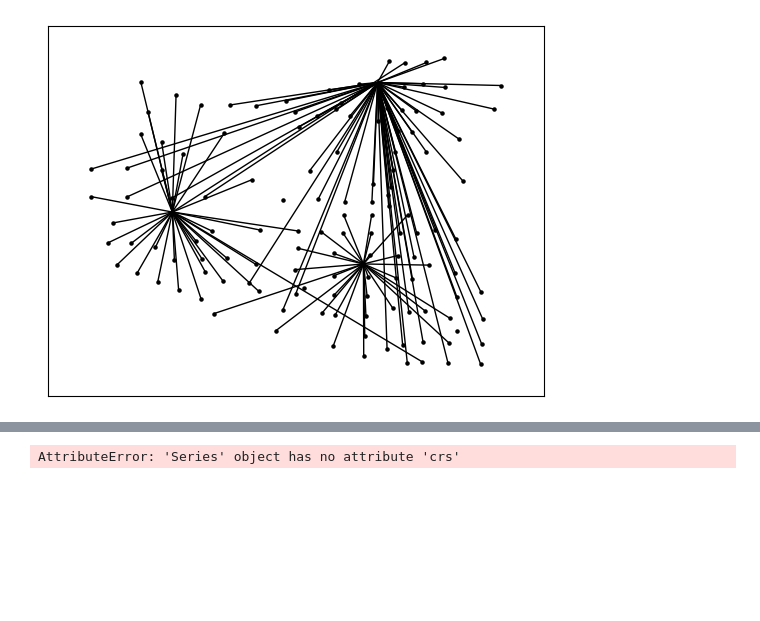
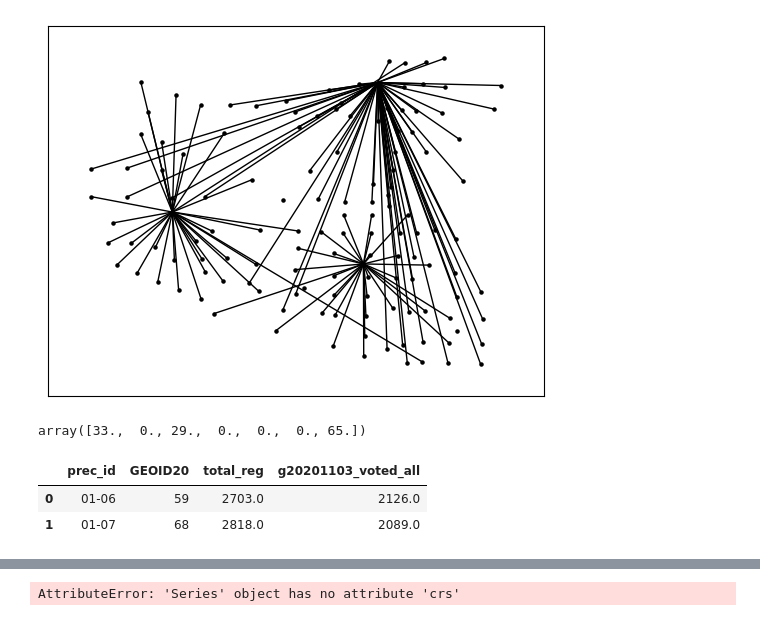
Before and after one commit to mingrkang/conda, a Jupyter notebook: optimization test.ipynb, the cells around one changed output, grey strips where cells are left out. Drawn from its saved outputs; the diff is of its cells as text; code cells hidden in the pictures; blank space fills up the shorter version.

```diff
--- a/optimization test.ipynb
+++ b/optimization test.ipynb
@@ -792,6 +812,16 @@ Voter assignments:
  [1. 0. 0. 0. 0. 0. 0.]
  [0. 0. 0. 0. 0. 0. 1.]]
 [figure]
+# %%
+np.sum(Y.value,axis=0)  #number of blocks assigned to each site
+# %% [output]
+array([33.,  0., 29.,  0.,  0.,  0., 65.])
+# %%
+PP_lookup
+# %% [output]
+|  | prec_id | GEOID20 | total_reg | g20201103_voted_all |
+| 0 | 01-06 | 59 | 2703.0 | 2126.0 |
+| 1 | 01-07 | 68 | 2818.0 | 2089.0 |
 # %%
 selected_PPs
 # %% [output]
```
Also changed, not shown: parts of 14 cells of this notebook, 5 other files.
